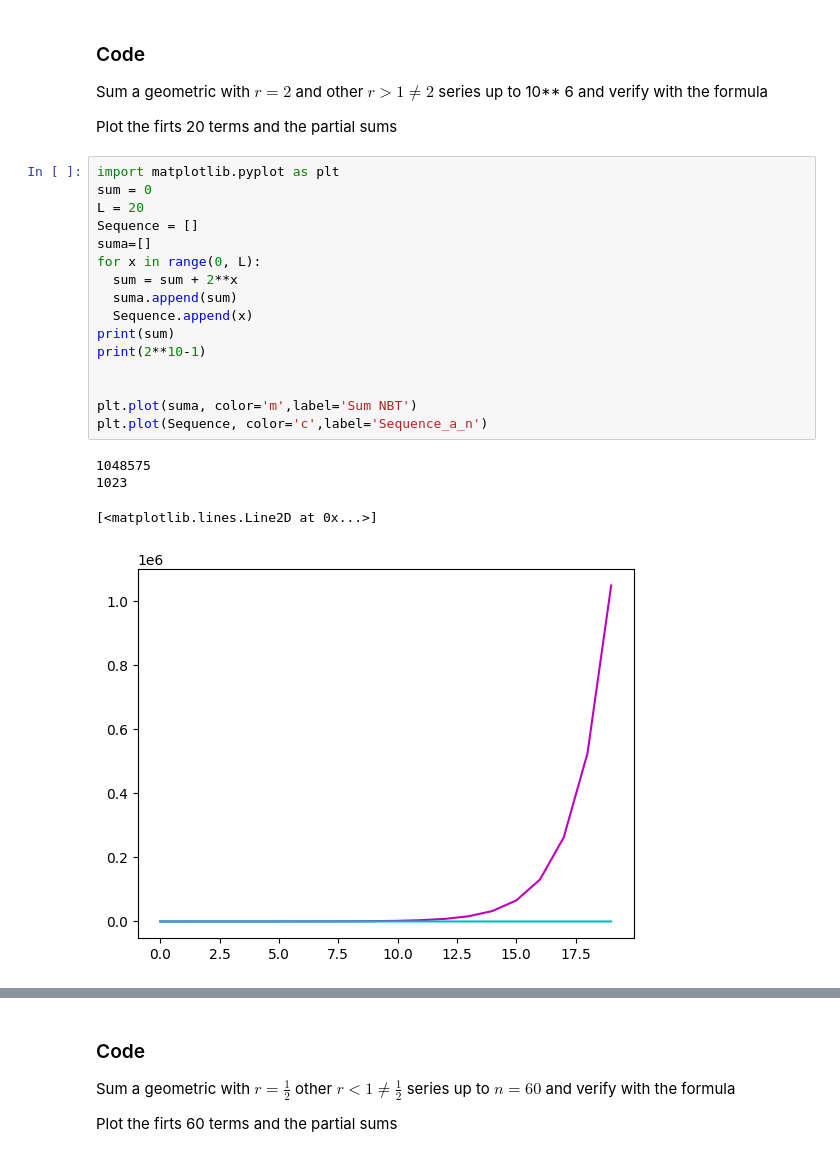
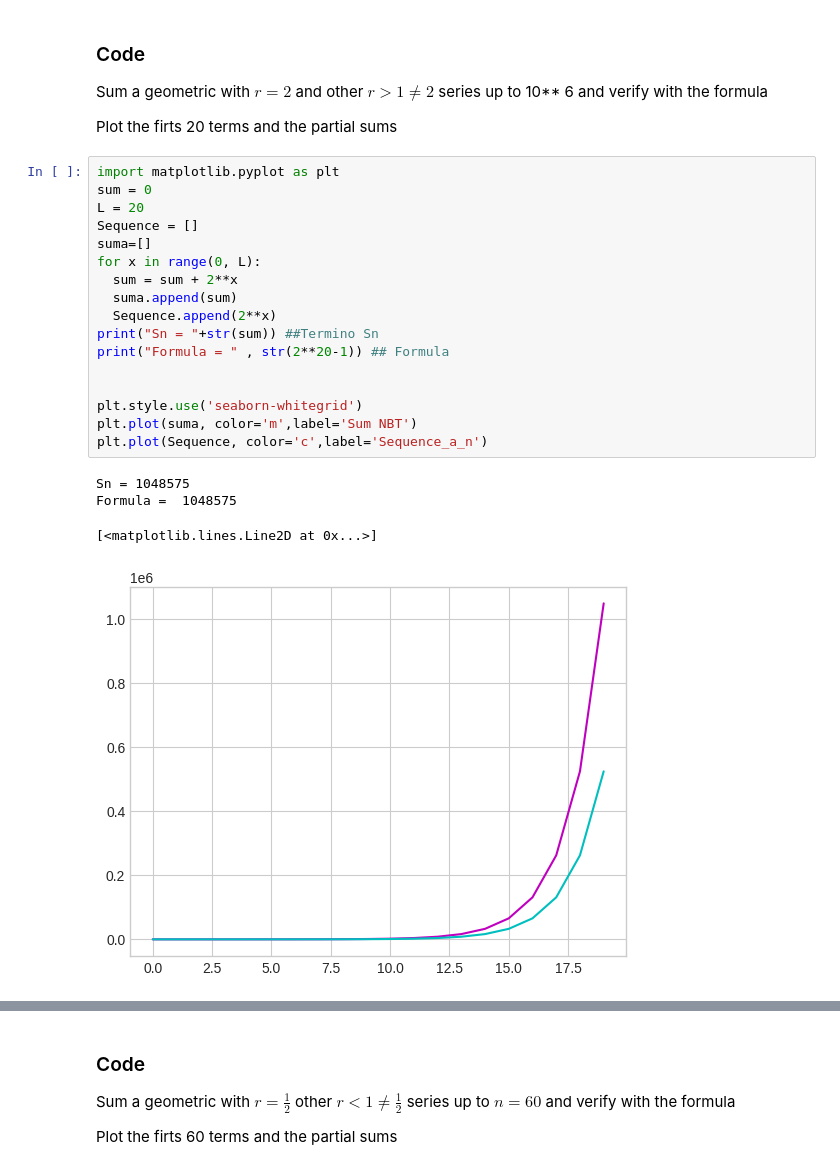
Before and after one commit to jorianom/MetNumUN2023II, a Jupyter notebook: Lab1/jorianom_ArithmeticSeriesGeometricSeriesPowerSums.ipynb, the cells around one changed output, grey strips where cells are left out. Saved outputs shown, nothing was run; the diff lists cells and outputs as text.

```diff
--- a/Lab1/jorianom_ArithmeticSeriesGeometricSeriesPowerSums.ipynb
+++ b/Lab1/jorianom_ArithmeticSeriesGeometricSeriesPowerSums.ipynb
@@ -349,24 +349,25 @@ Plot the firts 20 terms and the partial sums
 # %%
 import matplotlib.pyplot as plt
 sum = 0
 L = 20
 Sequence = []
 suma=[]
 for x in range(0, L):
   sum = sum + 2**x
   suma.append(sum)
-  Sequence.append(x)
-print(sum)
-print(2**10-1)
+  Sequence.append(2**x)
+print("Sn = "+str(sum)) ##Termino Sn
+print("Formula = " , str(2**20-1)) ## Formula
 
 
+plt.style.use('seaborn-whitegrid')
 plt.plot(suma, color='m',label='Sum NBT')
 plt.plot(Sequence, color='c',label='Sequence_a_n')
 # %% [output]
-1048575
-1023
+Sn = 1048575
+Formula =  1048575
 [<matplotlib.lines.Line2D at 0x...>]
-[figure, old version]
+[figure, new version]
 # %% [markdown]
 ## Zenon Arrow
 
```
Also changed, not shown: parts of 1 cell of this notebook.
